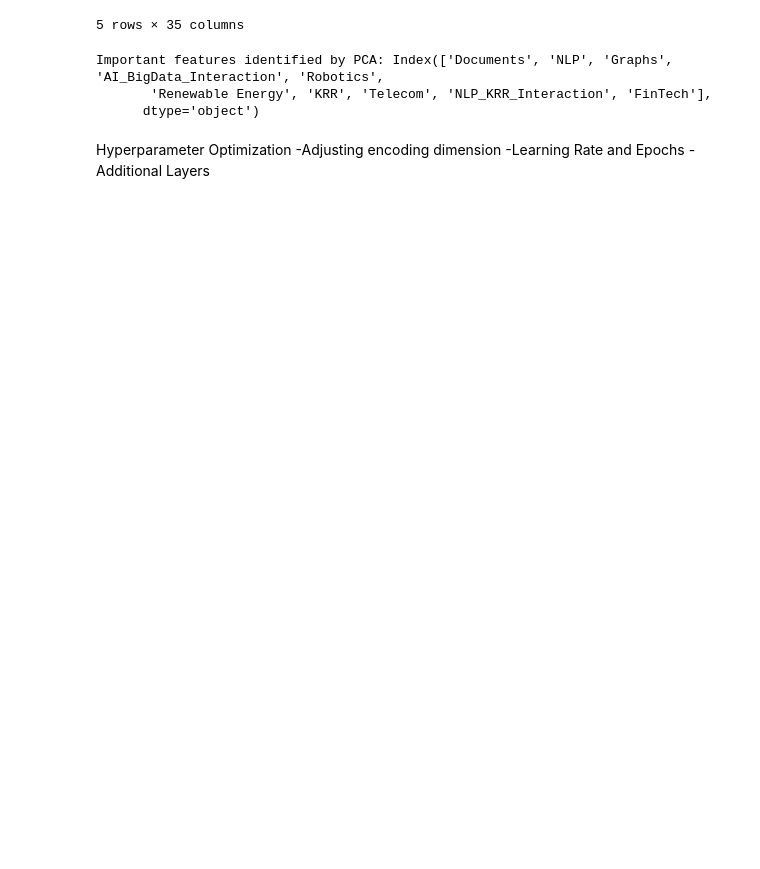
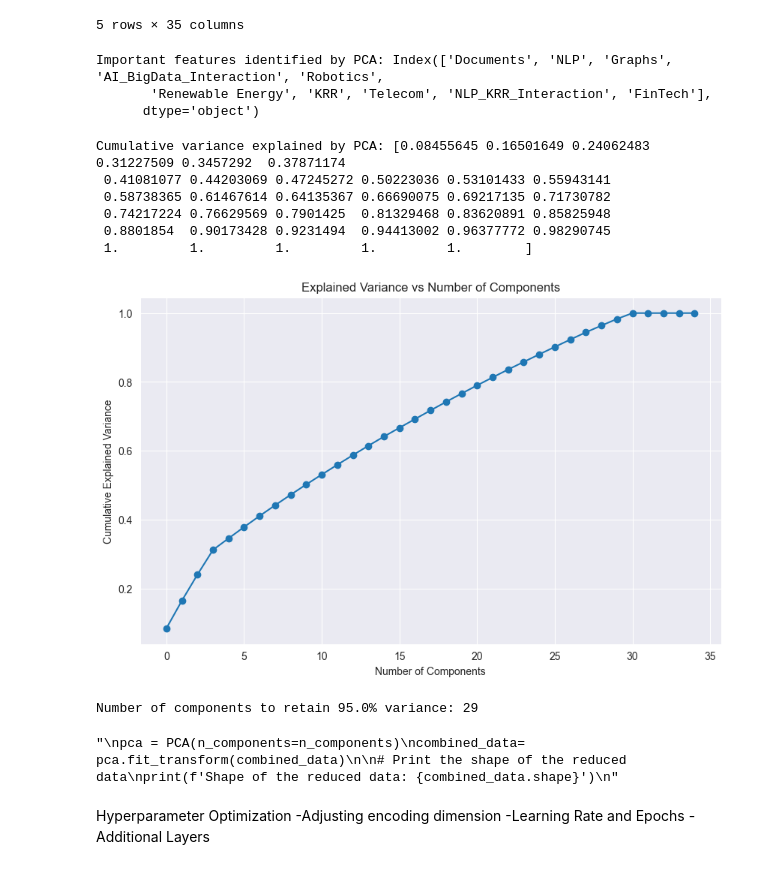
Before and after one commit to codegithubka/Deep-Autoencoder-Company-Segmentation, a Jupyter notebook: encoded_clustering.ipynb, the cells around one changed output. Cells and saved outputs as stored; diff of their text form; code cells hidden in the pictures; blank space fills up the shorter version.

```diff
--- a/encoded_clustering.ipynb
+++ b/encoded_clustering.ipynb
@@ -197,6 +218,45 @@ print("Important features identified by PCA:", important_feature_names)
 Important features identified by PCA: Index(['Documents', 'NLP', 'Graphs', 'AI_BigData_Interaction', 'Robotics',
        'Renewable Energy', 'KRR', 'Telecom', 'NLP_KRR_Interaction', 'FinTech'],
       dtype='object')
+# %%
+pca = PCA()
+pca.fit(combined_data)
+
+cumulative_variance = np.cumsum(pca.explained_variance_ratio_)
+print("Cumulative variance explained by PCA:", cumulative_variance)
+
+plt.figure(figsize=(10, 6))
+plt.plot(cumulative_variance, marker='o')
+plt.xlabel('Number of Components')
+plt.ylabel('Cumulative Explained Variance')
+plt.title('Explained Variance vs Number of Components')
+plt.grid(True)
+plt.show()
+# %% [output]
+Cumulative variance explained by PCA: [0.08455645 0.16501649 0.24062483 0.31227509 0.3457292  0.37871174
+ 0.41081077 0.44203069 0.47245272 0.50223036 0.53101433 0.55943141
+ 0.58738365 0.61467614 0.64135367 0.66690075 0.69217135 0.71730782
+ 0.74217224 0.76629569 0.7901425  0.81329468 0.83620891 0.85825948
+ 0.8801854  0.90173428 0.9231494  0.94413002 0.96377772 0.98290745
+ 1.         1.         1.         1.         1.        ]
+[figure, added]
+# %%
+# Determine the number of components needed to capture 95% of the variance
+desired_variance = 0.95
+n_components = np.argmax(cumulative_variance >= desired_variance) + 1
+print(f'Number of components to retain {desired_variance*100}% variance: {n_components}')
+# %% [output]
+Number of components to retain 95.0% variance: 29
+# %%
+"""
+pca = PCA(n_components=n_components)
+combined_data= pca.fit_transform(combined_data)
+
+# Print the shape of the reduced data
+print(f'Shape of the reduced data: {combined_data.shape}')
+"""
+# %% [output]
+"\npca = PCA(n_components=n_components)\ncombined_data= pca.fit_transform(combined_data)\n\n# Print the shape of the reduced data\nprint(f'Shape of the reduced data: {combined_data.shape}')\n"
 # %% [markdown]
 Hyperparameter Optimization
 -Adjusting encoding dimension
```
Also changed, not shown: parts of 16 cells of this notebook, 1 other file.
